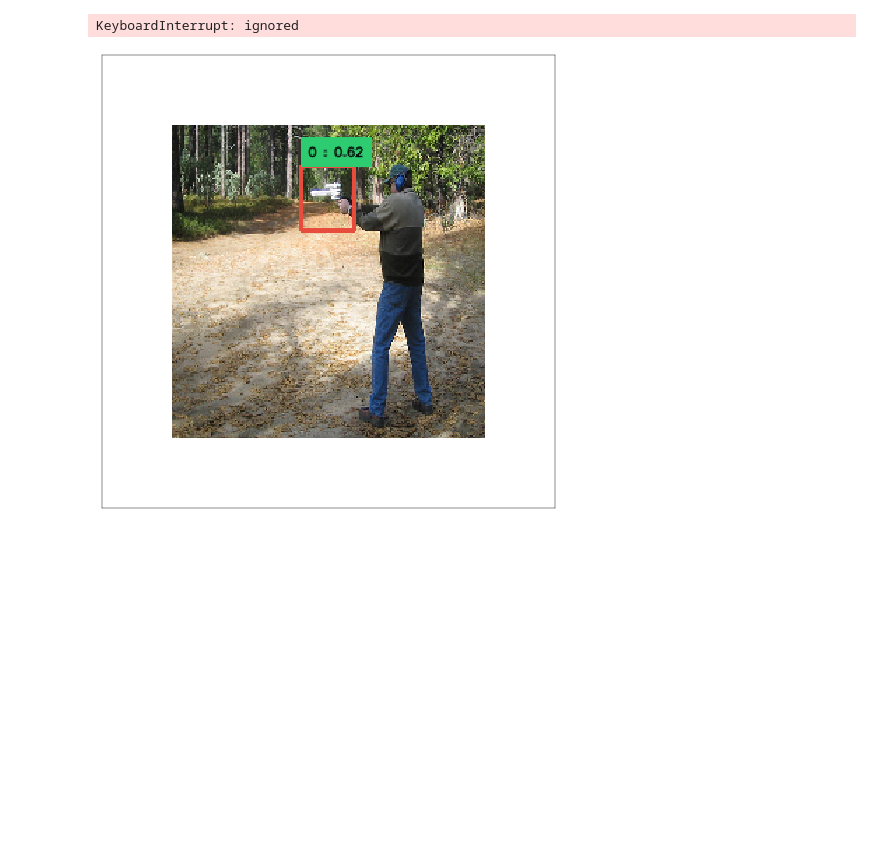
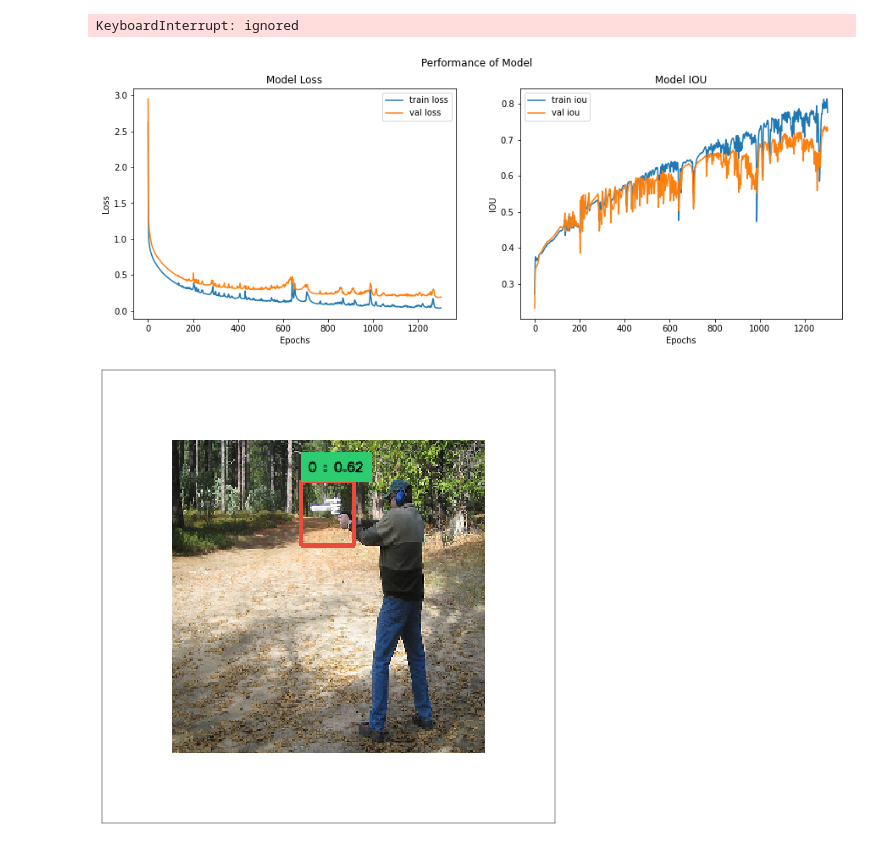
Before and after one commit to ndvinh98/CS406.L11-Final-Project, a Jupyter notebook: Training/GunDetector.ipynb, the cells around one changed output. Cells and saved outputs as stored; diff of their text form; code cells hidden in the pictures; blank space fills up the shorter version.

```diff
--- a/Training/GunDetector.ipynb
+++ b/Training/GunDetector.ipynb
@@ -312,6 +338,35 @@ epoch: 1300 - running_time: 3s - train_loss: 0.037 - train_iou: 0.808 - val_loss
 epoch: 1301 - running_time: 3s - train_loss: 0.038 - train_iou: 0.791 - val_loss: 0.192 - val_iou: 0.733
 epoch: 1302 - running_time: 3s - train_loss: 0.041 - train_iou: 0.776 - val_loss: 0.193 - val_iou: 0.726
 KeyboardInterrupt: ignored
+# %%
+import matplotlib.pyplot as plt
+def show_chart(history):
+  epochs = [ item.get("epoch") for item in history]
+  train_loss = [ item.get("train_loss") for item in history]
+  val_loss = [ item.get("val_loss") for item in history]
+  train_iou = [ item.get("train_iou") for item in history]
+  val_iou = [ item.get("val_iou") for item in history]
+
+  fig, (ax1, ax2) = plt.subplots(1,2,figsize=(15,5))
+  fig.suptitle("Performance of Model")
+  ax1.plot(train_loss)
+  ax1.plot(val_loss)
+  ax1.set_ylabel('Loss')
+  ax1.set_xlabel('Epochs')
+  ax1.set_title("Model Loss")
+  ax1.legend(['train loss', 'val loss'])
+
+  ax2.plot(train_iou)
+  ax2.plot(val_iou)
+  ax2.set_ylabel('IOU')
+  ax2.set_xlabel('Epochs')
+  ax2.set_title("Model IOU")
+  ax2.legend(['train iou', 'val iou'])
+  plt.show()
+
+show_chart(history=H)
+# %% [output]
+[figure, added]
 # %%
 def iou(box1, box2):
     """ tính iou bằng numpy
```
Also changed, not shown: parts of 1 cell of this notebook.
